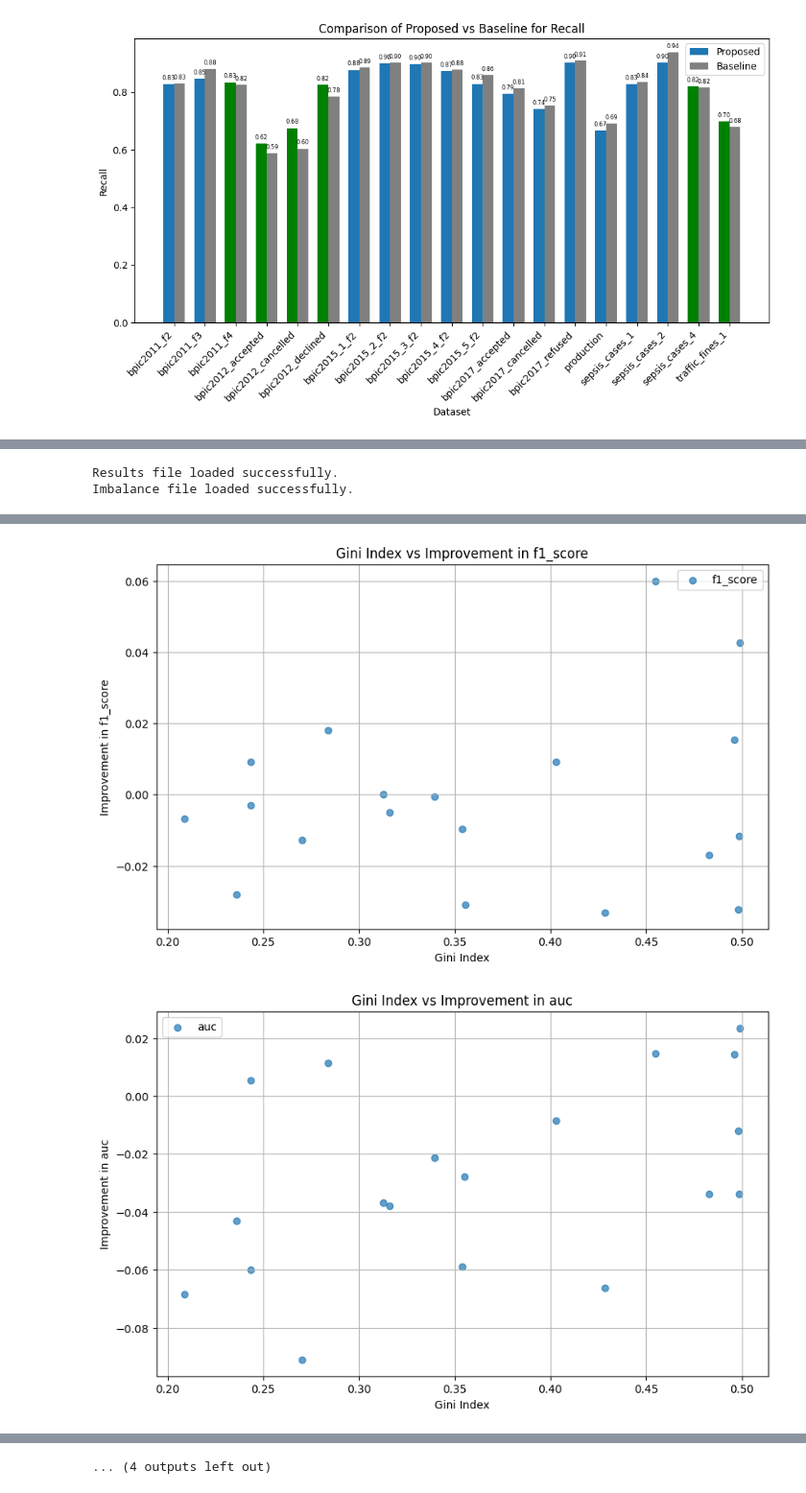
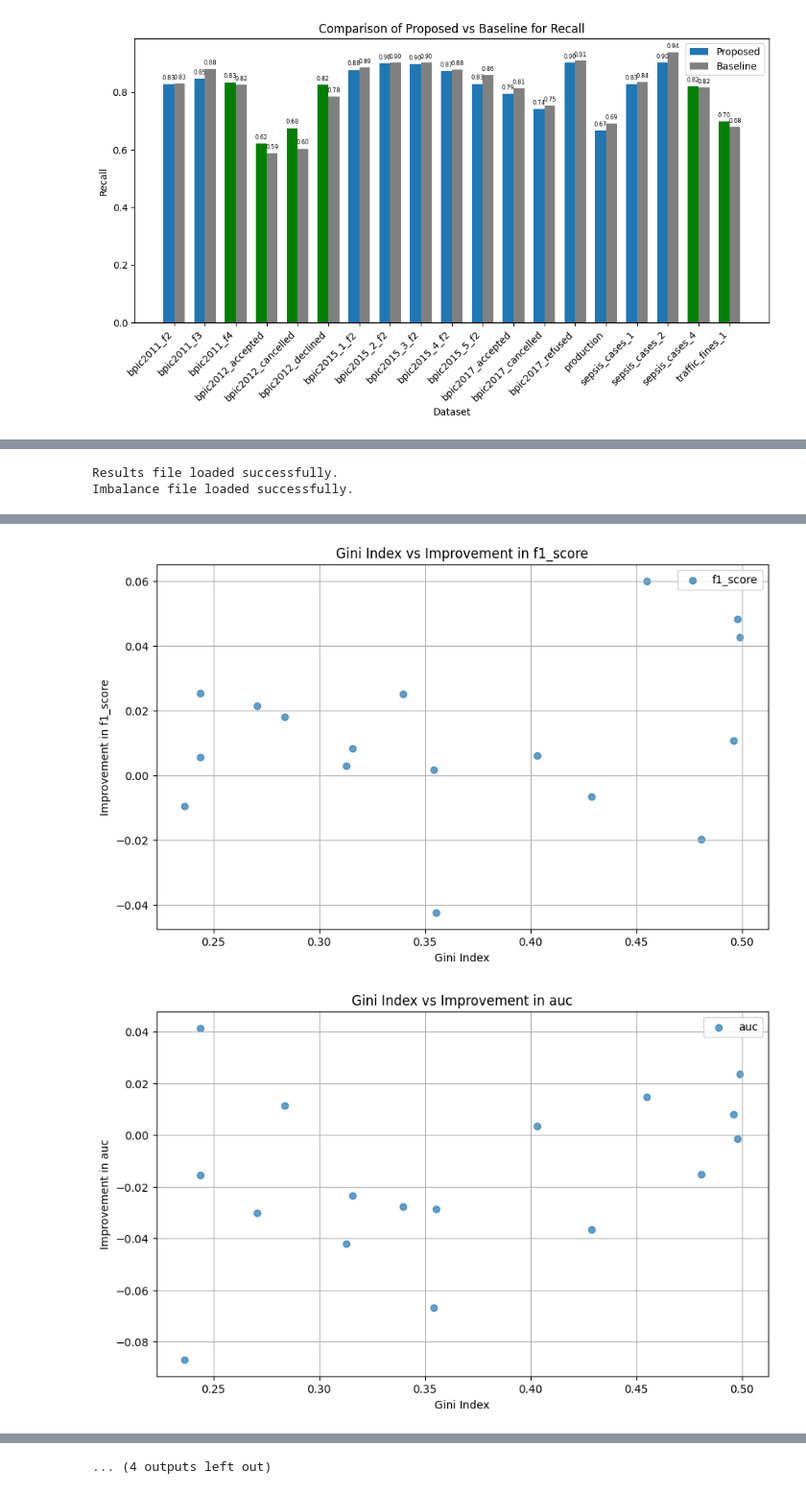
Before and after one commit to zahradbozorgi/JITCat, a Jupyter notebook: JITL/visualise_results.ipynb, the cells around one changed output, grey strips where cells are left out. Shown at 96% size. Drawn from its saved outputs; the diff is of its cells as text; code cells hidden in the pictures.

Commit message:
notebook visualising results

```diff
--- a/JITL/visualise_results.ipynb
+++ b/JITL/visualise_results.ipynb
@@ -228,7 +239,7 @@ def analyze_correlation_feature_size_and_improvement(results_file, data_sizes_fi
             plt.show()
 
 # Example usage
-results_file = 'results_metrics.csv'  # Path to the results file
+results_file = 'results_metrics_HP_tuning_combined.csv'  # Path to the results file
 data_sizes_file = 'transformed_dataset_sizes.csv'  # Path to the data_sizes file
 analyze_correlation_feature_size_and_improvement(results_file, data_sizes_file)
 # %% [output]
@@ -309,7 +320,7 @@ def analyze_correlation_class_imbalance_and_improvement(results_file, imbalance_
                 plt.show()
 
 # Example usage
-results_file = 'results_metrics.csv'  # Path to the results file
+results_file = 'results_metrics_HP_tuning_combined.csv'  # Path to the results file
 imbalance_file = 'dataset_imbalance_metrics.csv'  # Path to the imbalance file
 analyze_correlation_class_imbalance_and_improvement(results_file, imbalance_file)
 # %% [output]
@@ -324,2 +335,2 @@ Imbalance file loaded successfully.
-[figure, old version]
+[figure, new version]
-[figure, old version]
+[figure, new version]
```
Also changed, not shown: parts of 18 cells of this notebook.
